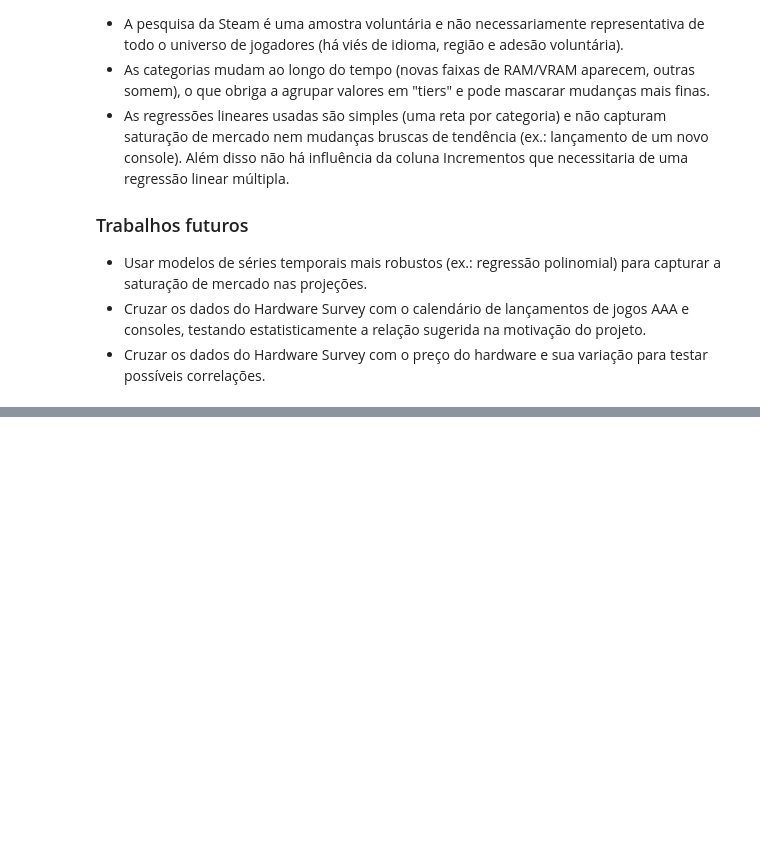
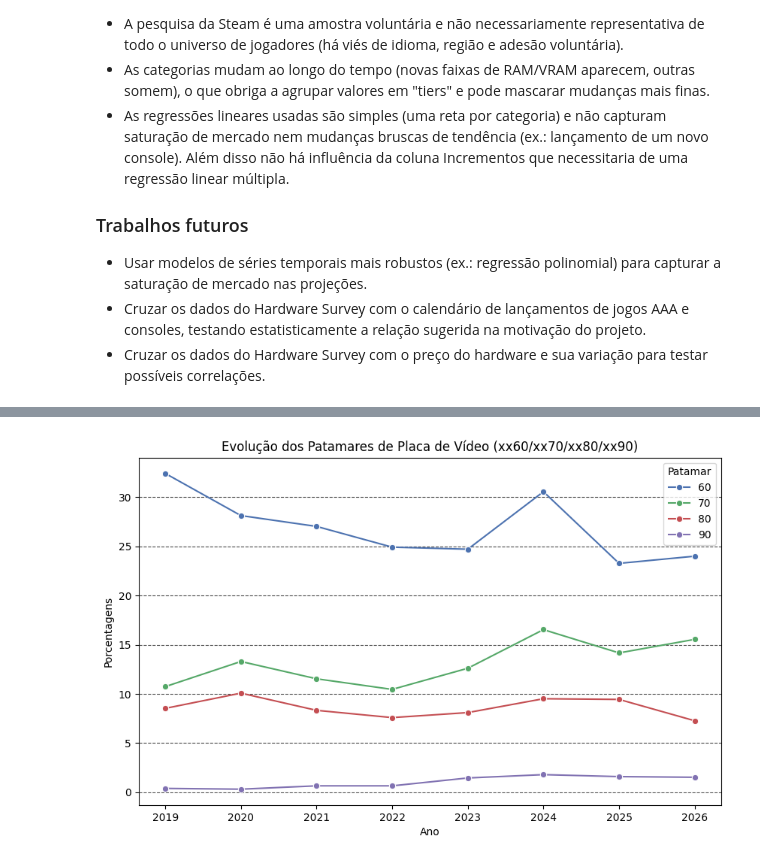
Before and after one commit to caiopaiva92/Trabalho-ICD-, a Jupyter notebook: relatorio-final.ipynb, the cells around one changed output, grey strips where cells are left out. Saved outputs shown, nothing was run; the diff lists cells and outputs as text; code cells hidden in the pictures; blank space fills up the shorter version.

```diff
--- a/relatorio-final.ipynb
+++ b/relatorio-final.ipynb
@@ -2731,0 +2739,2 @@ Ao longo do relatório usamos gráficos de **barras** (distribuição de RAM/VRA
+# %%
+df_GPU = df[df['Categoria'] == 'Video Card Description']
@@ -2731,0 +2807,3 @@ Ao longo do relatório usamos gráficos de **barras** (distribuição de RAM/VRA
+# %%
+distribuicao_patamares = df_GPU_num.groupby(['Patamar', 'Ano'])['Porcentagens'].sum().reset_index()
+distribuicao_patamares
@@ -2731,0 +2828,16 @@ Ao longo do relatório usamos gráficos de **barras** (distribuição de RAM/VRA
+# %%
+cores_patamares = {
+    60: "#4C72B0",
+    70: "#55A868",
+    80: "#C44E52",
+    90: "#8172B2",
+}
+
+plt.figure(figsize=(10, 6))
+ax = sns.lineplot(data=distribuicao_patamares, x='Ano', y='Porcentagens', hue='Patamar', marker='o', palette=cores_patamares)
+ax.legend_.set_title('Patamar')
+ax.set_title('Evolução dos Patamares de Placa de Vídeo (xx60/xx70/xx80/xx90)')
+plt.grid(axis='y', color='black', linestyle='--', alpha=0.7)
+plt.show()
+# %% [output]
+[figure, added]
```
Also changed, not shown: parts of 26 cells of this notebook.
